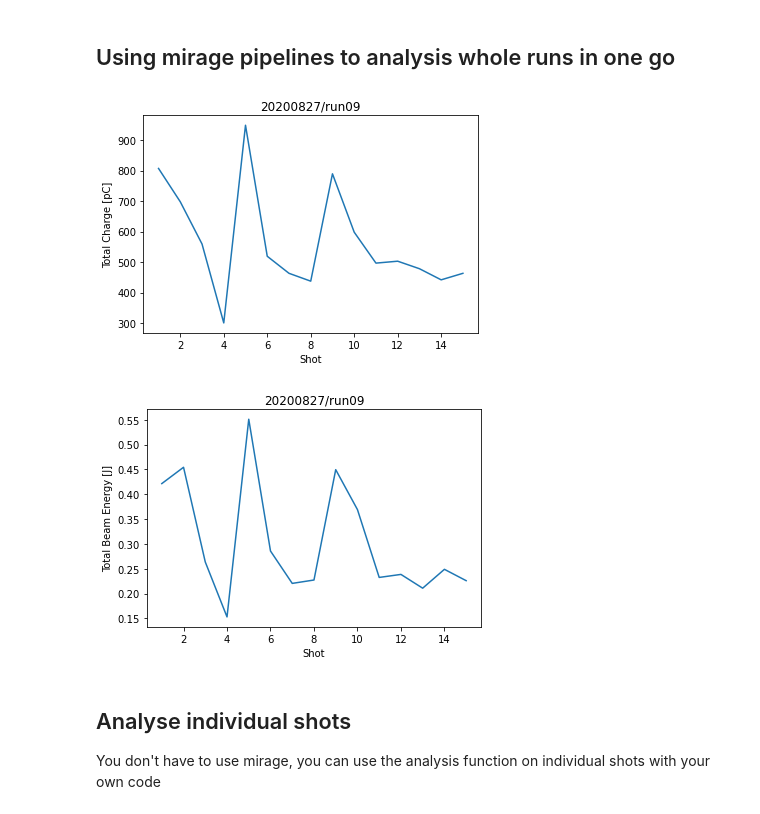
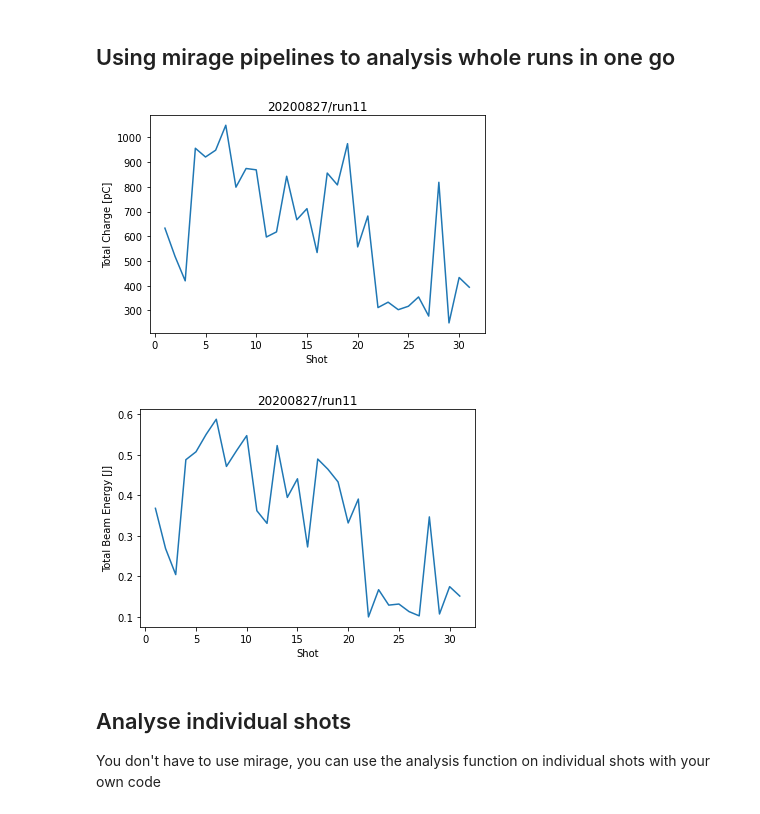
Before and after one commit to kristoffersvendsen86/GeminiXANES2020_analysis, a Jupyter notebook: Analysis_examples.ipynb, the cells around one changed output. Cells and saved outputs as stored; diff of their text form; code cells hidden in the pictures.

```diff
--- a/Analysis_examples.ipynb
+++ b/Analysis_examples.ipynb
@@ -41,30 +41,31 @@ espec_W_b_pipeline = mirage_analysis.DataPipeline('ESpec_high',
 # %%
 # the pipelines are run on a particular data run as shown below
 
 run_name = r'20200827/run09'
+run_name = r'20200827/run11'
 # run_name = r'20200827/run12'
 # run_name = r'20200903/run01'
 # run_name = r'20200903/run04'
 shot_num, espec_pC = espec_pC_pipeline.run(run_name,use_pandas=False)
 
 
 plt.figure()
 plt.plot(shot_num,espec_pC)
 plt.xlabel('Shot')
 plt.ylabel('Total Charge [pC]')
 plt.title(run_name)
 plt.savefig(r'plots/ESpec_high/' + run_name.replace(r'/','_') + '_total_charge.png')
 
 shot_num, espec_pC = espec_W_b_pipeline.run(run_name,use_pandas=False)
 plt.figure()
 plt.plot(shot_num,espec_pC)
 plt.xlabel('Shot')
 plt.ylabel('Total Beam Energy [J]')
 plt.title(run_name)
 plt.savefig(r'plots/ESpec_high/' + run_name.replace(r'/','_') + '_total_beam_energy.png')
 # %% [output]
-[figure, old version]
+[figure, new version]
-[figure, old version]
+[figure, new version]
 # %% [markdown]
 ## Analyse individual shots
 You don't have to use mirage, you can use the analysis function on individual shots with your own code
```
Also changed, not shown: 4 other files.
